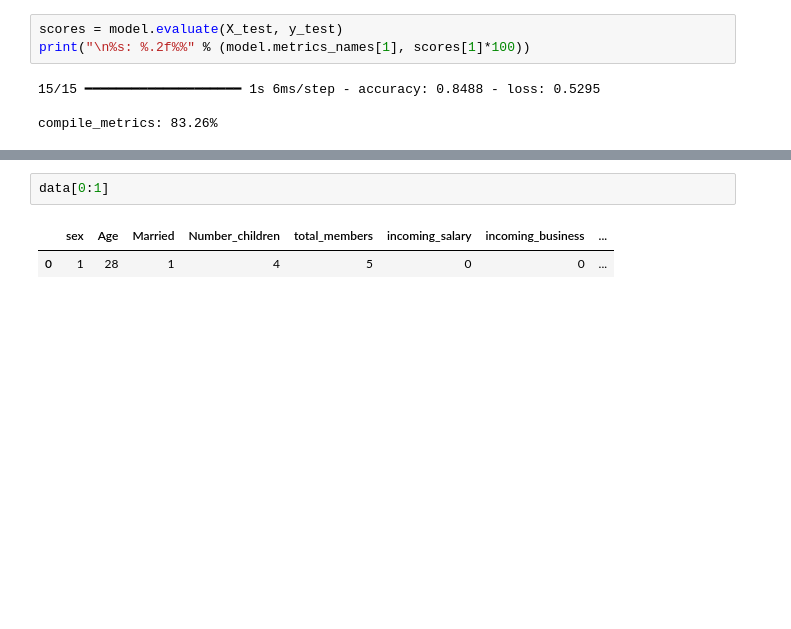
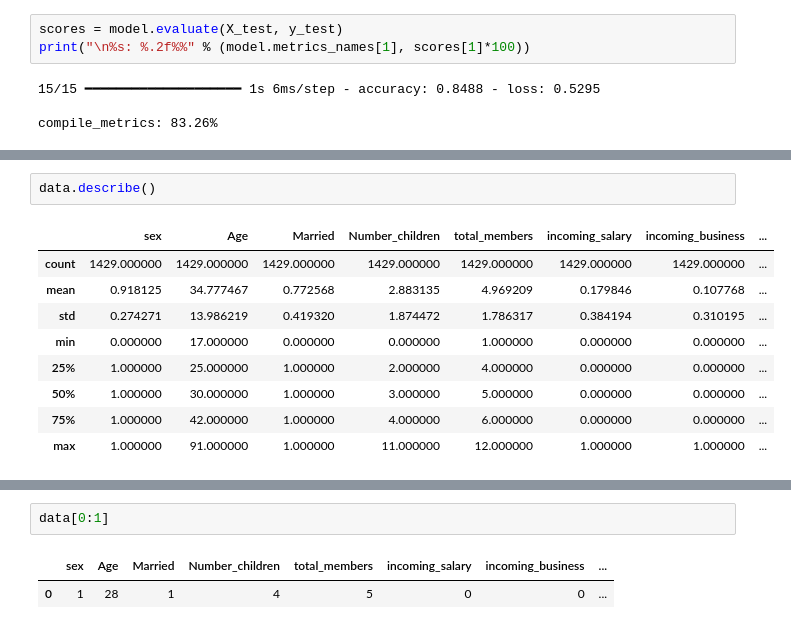
Before and after one commit to mohammad-Al-Mouhtaseb/zozo, a Jupyter notebook: Notebooks/p_dep.ipynb, the cells around one changed output, grey strips where cells are left out. Cells and saved outputs as stored; diff of their text form; blank space fills up the shorter version.

```diff
--- a/Notebooks/p_dep.ipynb
+++ b/Notebooks/p_dep.ipynb
@@ -114 +106,13 @@ array([[ 1., 27.,  1.,  3.,  5.,  0.,  0.,  0.,  0.,  1.,  4.,  1.,  4.,
+# %%
+data.describe()
+# %% [output]
+|  | sex | Age | Married | Number_children | total_members | incoming_salary | incoming_business | ... |
+| count | 1429.000000 | 1429.000000 | 1429.000000 | 1429.000000 | 1429.000000 | 1429.000000 | 1429.000000 | ... |
+| mean | 0.918125 | 34.777467 | 0.772568 | 2.883135 | 4.969209 | 0.179846 | 0.107768 | ... |
+| std | 0.274271 | 13.986219 | 0.419320 | 1.874472 | 1.786317 | 0.384194 | 0.310195 | ... |
+| min | 0.000000 | 17.000000 | 0.000000 | 0.000000 | 1.000000 | 0.000000 | 0.000000 | ... |
+| 25% | 1.000000 | 25.000000 | 1.000000 | 2.000000 | 4.000000 | 0.000000 | 0.000000 | ... |
+| 50% | 1.000000 | 30.000000 | 1.000000 | 3.000000 | 5.000000 | 0.000000 | 0.000000 | ... |
+| 75% | 1.000000 | 42.000000 | 1.000000 | 4.000000 | 6.000000 | 0.000000 | 0.000000 | ... |
+| max | 1.000000 | 91.000000 | 1.000000 | 11.000000 | 12.000000 | 1.000000 | 1.000000 | ... |
 # %%
```
Also changed, not shown: parts of 7 cells of this notebook, 13 other files.
